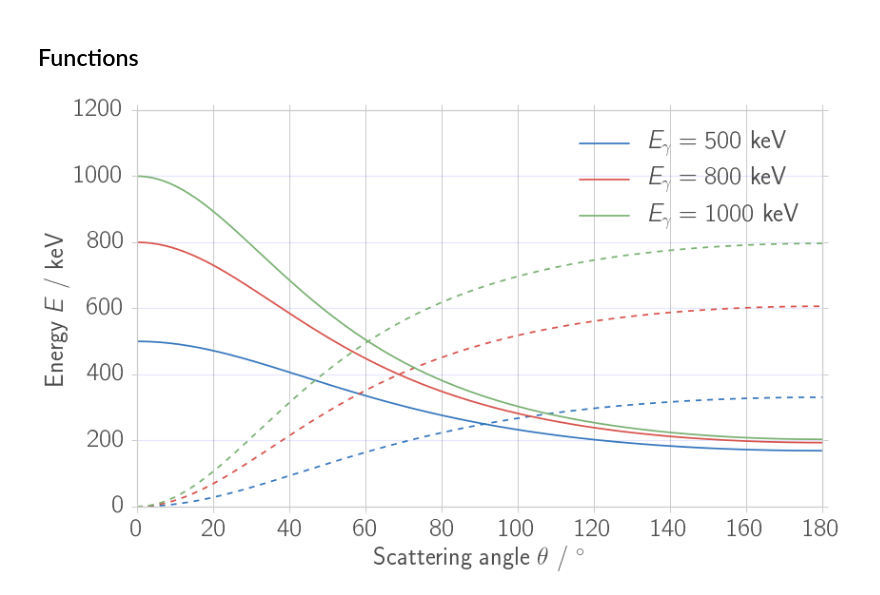
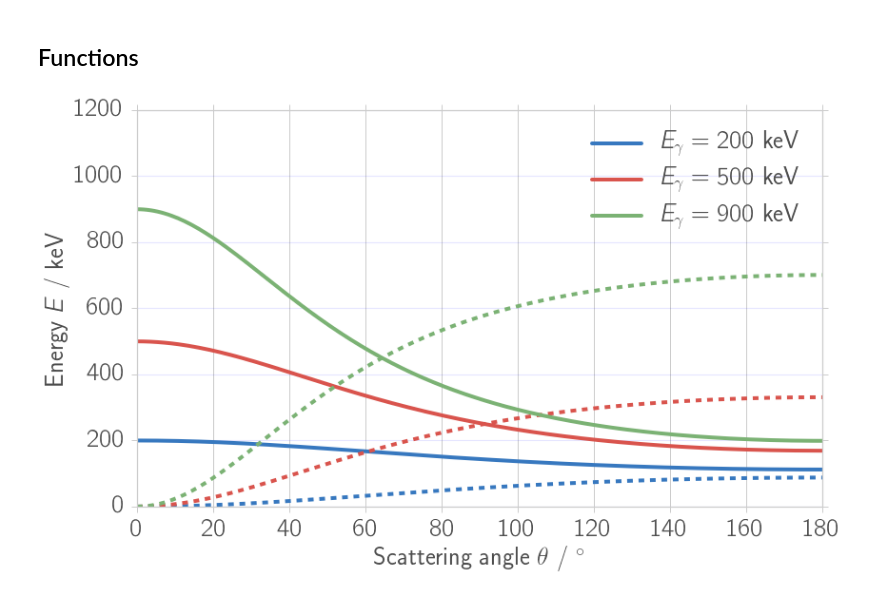
Before and after one commit to Bondzio/fp, a Jupyter notebook: compton/analysis/theory.ipynb, the cells around one changed output. Drawn from its saved outputs; the diff is of its cells as text; code cells hidden in the pictures.

```diff
--- a/compton/analysis/theory.ipynb
+++ b/compton/analysis/theory.ipynb
@@ -60,6 +60,7 @@ rcParams['xtick.color'] = "0.3"
 rcParams['ytick.color'] = "0.3"
 rcParams['axes.labelcolor'] = "0.3"
 rcParams['axes.edgecolor'] = "0.8"
+rcParams['lines.linewidth'] = 4
 
 xfactor = 2
 rcParams['figure.figsize'] = (xfactor*6.2, xfactor*3.83)
@@ -106,30 +99,42 @@ def E_electron(E_gamma, theta_deg):
 # %%
+def E_photon(E_gamma, theta_deg):
+    # Energy of scattered photon in keV
+    theta = theta_deg * np.pi / 180
+    b = E_red(E_gamma) * (1 - np.cos(theta))
+    return E_gamma / (1 + b)
+
+def E_electron(E_gamma, theta_deg):
+    # Energy of scattered electron in keV
+    theta = theta_deg * np.pi / 180
+    b = E_red(E_gamma) * (1 - np.cos(theta))
+    return E_gamma * b / (1 + b)
+
 theta = np.linspace(0, 180, 200)
-E_gammas = [500, 800, 1000] # keV
+E_gammas = [200, 500, 900] # keV
 
 # Plotting
 fig1, ax1 = plt.subplots(1, 1)
 fixticks(ax1)
 if not save_fig:
     fig1.suptitle("Distribution of energy of scattered photons and electrons")
 for i, E_gamma in enumerate(E_gammas):
     ax1.plot(theta, E_photon(E_gamma, theta), '-', c=colors[i],
              label='$E_\gamma = %i$ keV'%E_gamma)
     ax1.plot(theta, E_electron(E_gamma, theta), '--', c=colors[i])
 ax1.set_xlabel("Scattering angle $\\theta$ / $^\circ$")
 ax1.set_ylabel("Energy $E$ / keV")
 ax1.set_xlim(0, 180)
 ax1.set_ylim(0, 1200)
 ax1.legend(loc=1,markerscale = 2)
 ax1.grid(True)
 
 ax1.yaxis.grid(True,'minor',linewidth=0.5,color = "blue", alpha = 0.1)
 ax1.yaxis.grid(True,'major',linewidth=1.2, color = "blue", alpha = 0.1)
 ax1.xaxis.grid(True)
 
 if save_fig:
     file_name = "theory_conservation"
     fig1.savefig(fig_dir + file_name + ".pdf")
     fig1.savefig(fig_dir + file_name + ".png")
 # %% [output]
-[figure, old version]
+[figure, new version]
```
Also changed, not shown: parts of 4 cells of this notebook, 14 other files.
